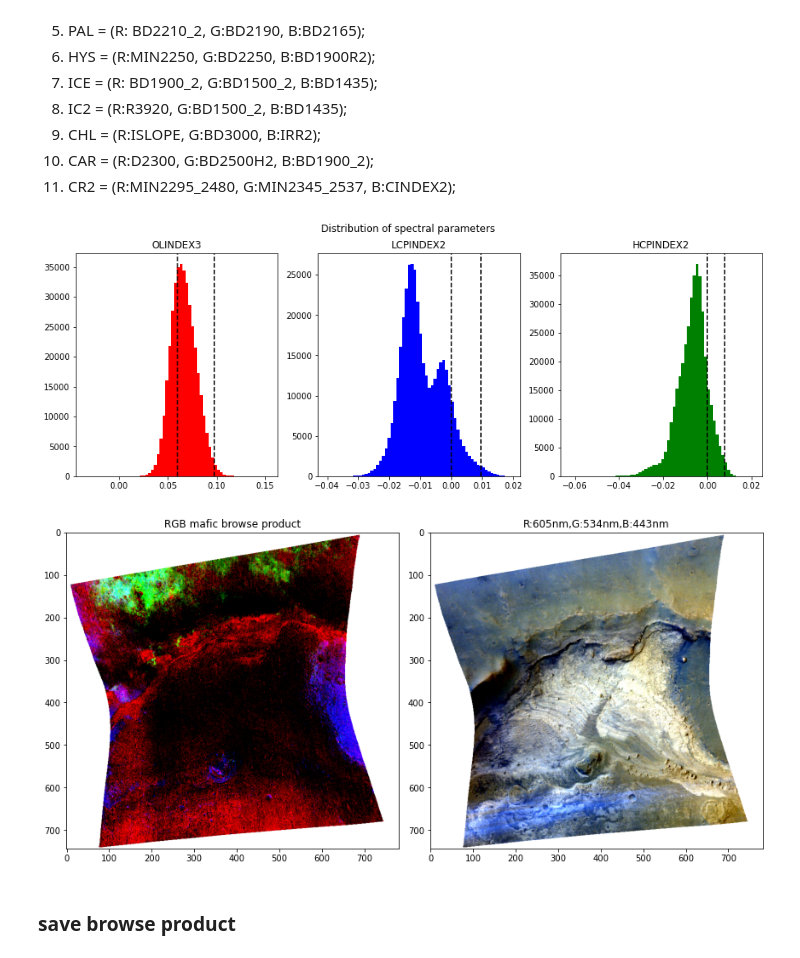
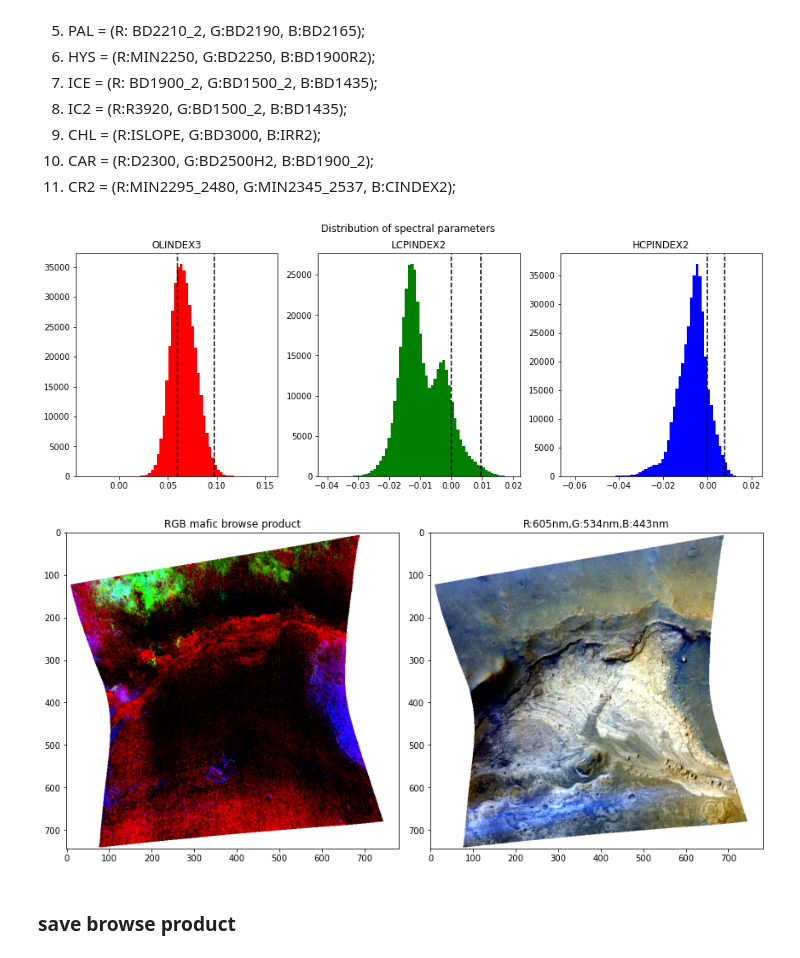
Before and after one commit to beatricebs/crism-python-data-analysis, a Jupyter notebook: CRISM_cube_visualization_and_analysis.ipynb, the cells around one changed output. Drawn from its saved outputs; the diff is of its cells as text; code cells hidden in the pictures.

```diff
--- a/CRISM_cube_visualization_and_analysis.ipynb
+++ b/CRISM_cube_visualization_and_analysis.ipynb
@@ -183,7 +183,7 @@ stretch = np.vstack((min_all, max_all)).T
 fig, axs = plt.subplots(ncols=3,figsize=[15,5])
 fig.suptitle('Distribution of spectral parameters')
 
-color = ['red', 'blue', 'green']
+color = ['red', 'green', 'blue']
 i = 0
 
 for ax,ch in zip(axs,nan_RGB_browse.T):
@@ -201,38 +201,45 @@ for ind, ch in enumerate (RGB_browse.T):
     ch_mask = ch != 65535.
     #99th percentile ignoring no-data values
     p99 = np.nanpercentile(ch[ch_mask], 99)
-    RGB_browse[:,:,ind] = exposure.rescale_intensity(ch, in_range=(min_all[ind], p99)).T
+
+    #checking that p99 is bigger than minimum value (p99 should be > min, this ensures correct stretching of the image)
+    #otherwise, all values of that channel are put to 0 (the channel will not appear in the RGB below)
+    #note that if a channel of the RGB is put to zero, unfortunately the background of the image will not be white
+    if p99 > min_all[ind]:
+        RGB_browse[:,:,ind] = exposure.rescale_intensity(ch, in_range=(min_all[ind], p99)).T
+    else:
+        RGB_browse[:,:,ind] = 0
 
 
 '''
 # another way to do the same kind of stretch below
 #(NB:for correct stretching RGB browse must not contain the no-data values):
 
 # setting max and min values of RGB_browse to max and min stretch values
 for ch,st in zip(nan_RGB_browse.T, stretch):
     st_min, st_max = st
     ch[ch > st_max] = st_max
     ch[ch < st_min] = st_min
 
 #scaling values between 0 and 1
 #Normalized data = ( data - min(data) )/( max(data) - min(data) )
 nan_RGB_browse = (nan_RGB_browse-stretch[:,0])/(stretch[:,1]-stretch[:,0])
 '''
 
 #plot
 fig, axs = plt.subplots(ncols=2, figsize=(12,6))
 
 #browse product plot
 axs[0].set_title('RGB mafic browse product')
 axs[0].imshow(RGB_browse)
 
 #enhanced visible RGB image plot
 axs[1].set_title(wav_channels_text)
 axs[1].imshow(RGB)
 plt.tight_layout()
 #-----------------------------------
 # %% [output]
-[figure, old version]
+[figure, new version]
 [figure]
 # %% [markdown]
 ### save browse product
```
Also changed, not shown: parts of 1 cell of this notebook.
